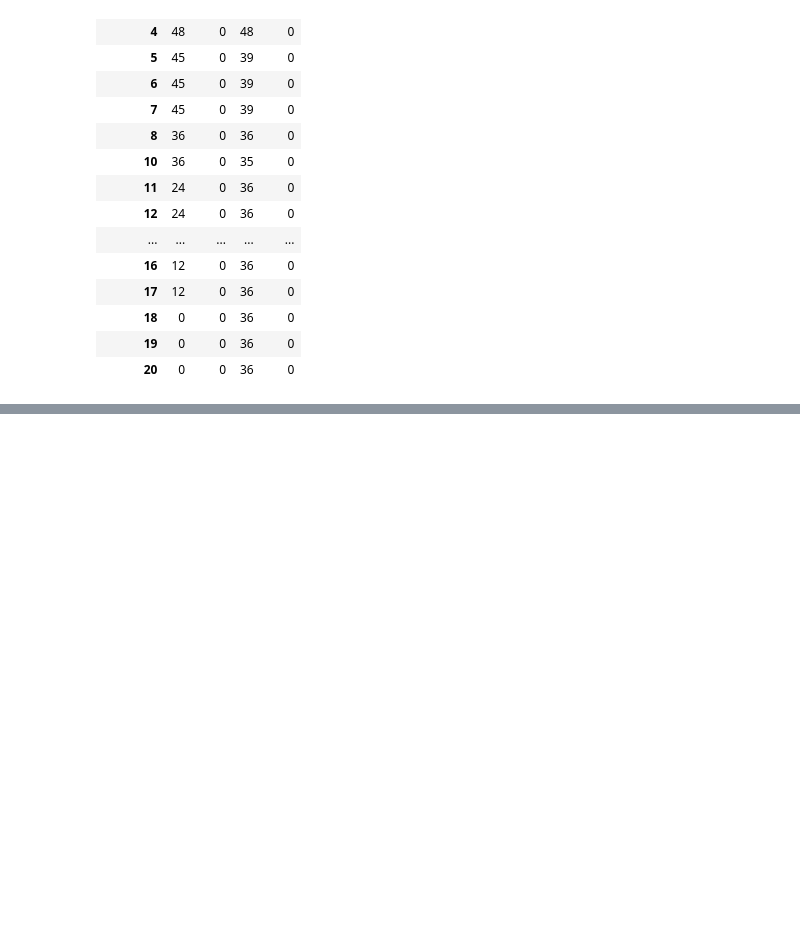
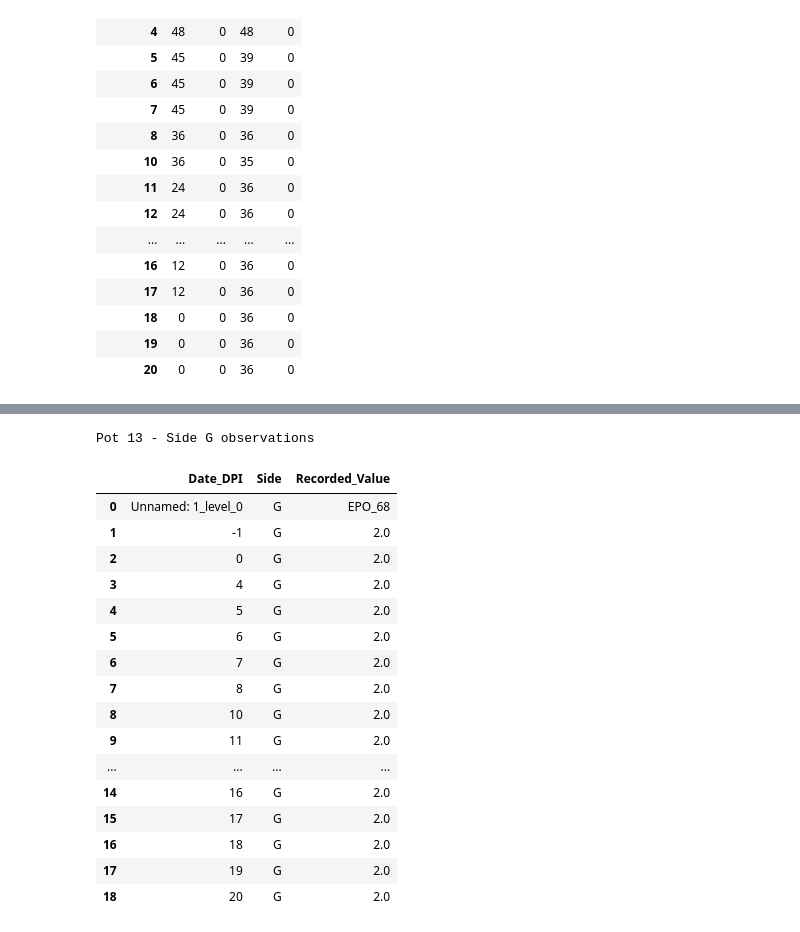
Before and after one commit to megha-0066/TerraSpectra, a Jupyter notebook: TeraSpectra.ipynb, the cells around one changed output, grey strips where cells are left out. Cells and saved outputs as stored; diff of their text form; code cells hidden in the pictures; blank space fills up the shorter version.

```diff
--- a/TeraSpectra.ipynb
+++ b/TeraSpectra.ipynb
@@ -535,0 +426,12 @@ plt.show()
+# %%
+pot13_meta = vnir_clean[
+    pd.to_numeric(
+        vnir_clean.iloc[:, 0],
+        errors="coerce"
+    ) == 13
+]
+
+print("Pot 13 metadata:")
+print("Matching rows:", len(pot13_meta))
+
+display(pot13_meta.T)
@@ -535,0 +458,8 @@ plt.show()
+# %%
+row = pot13_meta.iloc[0]
+
+print("POT 13 - COMPLETE METADATA")
+print("-" * 45)
+
+for column, value in row.items():
+    print(column, ":", value)
@@ -535,0 +484,40 @@ plt.show()
+# %%
+g_records = []
+
+row = pot13_meta.iloc[0]
+
+for column, value in row.items():
+
+    date = str(column[0])
+    side = str(column[1])
+
+    if "G" in side:
+        g_records.append({
+            "Date_DPI": date,
+            "Side": "G",
+            "Recorded_Value": value
+        })
+
+g_df = pd.DataFrame(g_records)
+
+print("Pot 13 - Side G observations")
+display(g_df)
+# %% [output]
+Pot 13 - Side G observations
+|  | Date_DPI | Side | Recorded_Value |
+| 0 | Unnamed: 1_level_0 | G | EPO_68 |
+| 1 | -1 | G | 2.0 |
+| 2 | 0 | G | 2.0 |
+| 3 | 4 | G | 2.0 |
+| 4 | 5 | G | 2.0 |
+| 5 | 6 | G | 2.0 |
+| 6 | 7 | G | 2.0 |
+| 7 | 8 | G | 2.0 |
+| 8 | 10 | G | 2.0 |
+| 9 | 11 | G | 2.0 |
+| ... | ... | ... | ... |
+| 14 | 16 | G | 2.0 |
+| 15 | 17 | G | 2.0 |
+| 16 | 18 | G | 2.0 |
+| 17 | 19 | G | 2.0 |
+| 18 | 20 | G | 2.0 |
```
Also changed, not shown: parts of 21 cells of this notebook.
